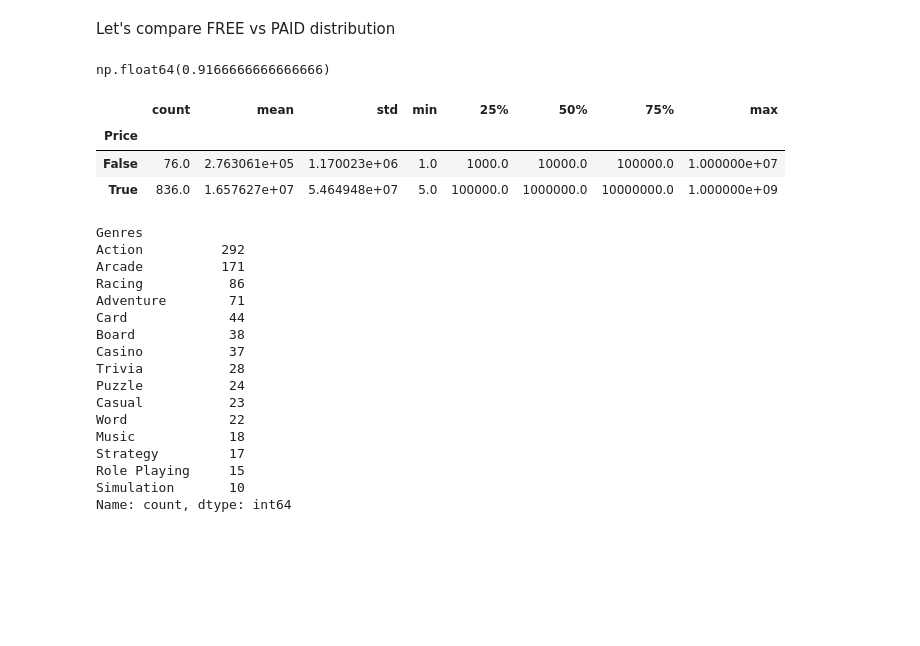
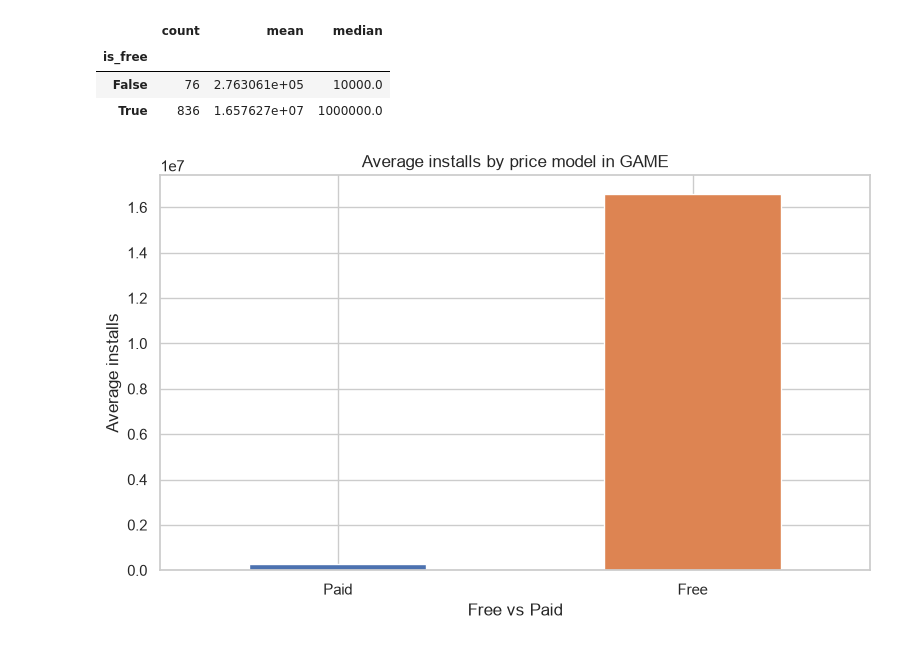
Before and after one commit to cathuyson2010/App_marketplace_analysis, a Jupyter notebook: notebooks/GAME.ipynb, the cells around one changed output. Drawn from its saved outputs; the diff is of its cells as text; code cells hidden in the pictures; blank space fills up the shorter version.

```diff
--- a/notebooks/GAME.ipynb
+++ b/notebooks/GAME.ipynb
@@ -25,39 +41,29 @@ print(game_df.head(10))
-# %% [markdown]
-Let's compare FREE vs PAID distribution
-# %%
-#Checking proportion of free and paid games
-(game_df["Price"] == "0").mean()
-#Result shows that 92% of games are free, which is a common trend in the app marketplace.
-# %% [output]
-np.float64(0.9166666666666666)
-# %%
-#Comparing performance of free vs paid games
-game_df.groupby(game_df["Price"] == "0")["Installs"].describe()
-#The results show that free games have a much higher average number of installs
-#compared to paid games, which is expected given the large proportion of free games in the market.
-# %% [output]
-|  | count | mean | std | min | 25% | 50% | 75% | max |
-| Price |  |  |  |  |  |  |  |  |
-| False | 76.0 | 2.763061e+05 | 1.170023e+06 | 1.0 | 1000.0 | 10000.0 | 100000.0 | 1.000000e+07 |
-| True | 836.0 | 1.657627e+07 | 5.464948e+07 | 5.0 | 100000.0 | 1000000.0 | 10000000.0 | 1.000000e+09 |
-# %%
-#Now we go into sub-category to see which performs best
-game_df["Genres"].value_counts().head(15)
-# %% [output]
-Genres
-Action          292
-Arcade          171
-Racing           86
-Adventure        71
-Card             44
-Board            38
-Casino           37
-Trivia           28
-Puzzle           24
-Casual           23
-Word             22
-Music            18
-Strategy         17
-Role Playing     15
-Simulation       10
-Name: count, dtype: int64
+# %%
+# Compare installation performance of free vs paid games
+free_paid_summary = (
+    game_df.assign(is_free=(game_df["Price"] == 0))
+    .groupby("is_free")["Installs"]
+    .agg(["count", "mean", "median"])
+)
+free_paid_summary
+# %% [output]
+|  | count | mean | median |
+| is_free |  |  |  |
+| False | 76 | 2.763061e+05 | 10000.0 |
+| True | 836 | 1.657627e+07 | 1000000.0 |
+# %%
+# Free vs paid comparison chart
+ax = (
+    game_df.assign(is_free=(game_df["Price"] == 0))
+    .groupby("is_free")["Installs"]
+    .mean()
+    .plot(kind="bar", figsize=(8, 5), color=["#4c72b0", "#dd8452"])
+)
+ax.set_title("Average installs by price model in GAME")
+ax.set_xlabel("Free vs Paid")
+ax.set_ylabel("Average installs")
+ax.set_xticklabels(["Paid", "Free"], rotation=0)
+plt.tight_layout()
+plt.show()
+# %% [output]
+[figure, added]
```
Also changed, not shown: parts of 12 cells of this notebook, 4 other files.
